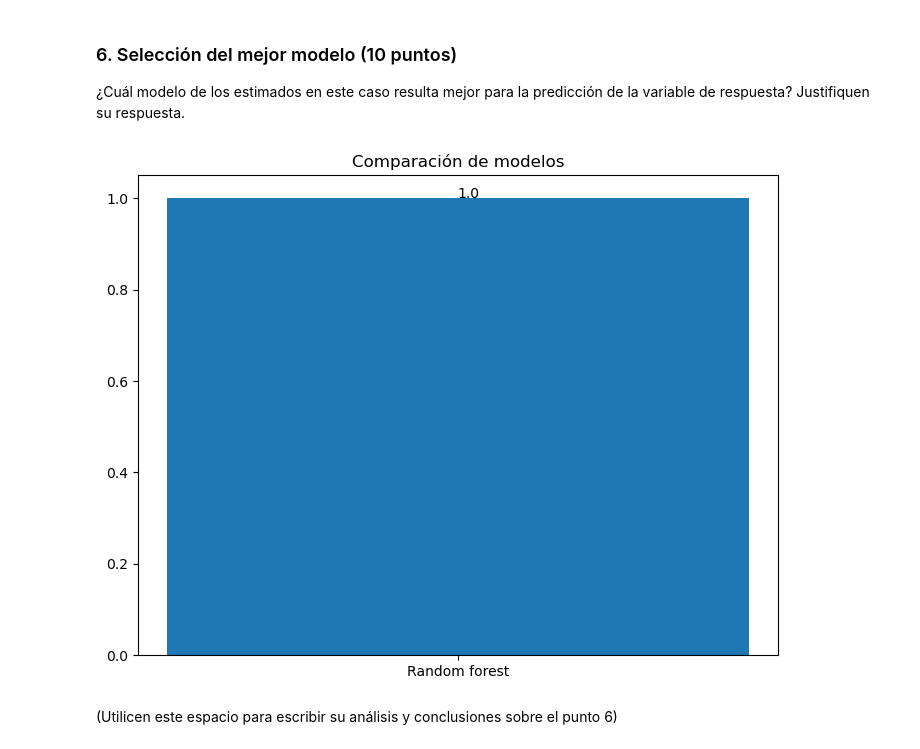
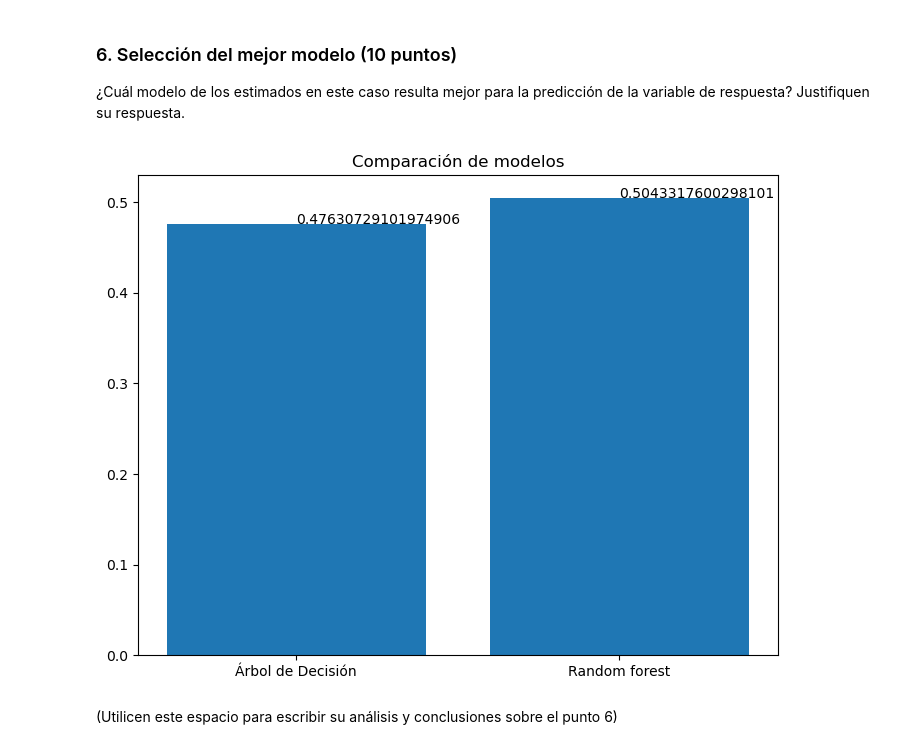
Before and after one commit to carrasquintero/Entrega_ETL, a Jupyter notebook: ML/Caso aplicación de árboles de decisión y ensamblajes.ipynb, the cells around one changed output. Cells and saved outputs as stored; diff of their text form; code cells hidden in the pictures.

Commit message:
Tree

```diff
--- a/ML/Caso aplicación de árboles de decisión y ensamblajes.ipynb
+++ b/ML/Caso aplicación de árboles de decisión y ensamblajes.ipynb
@@ -80,7 +80,7 @@ weekly.head(10)
 # %%
 ### Arreglo de la base para los ejercicios
 yTotal = weekly['Direction']
-XTotal = weekly.drop(columns=['Direction'])
+XTotal = weekly.drop(columns=['Direction','Today'])
 yTotal = yTotal.astype('category')
 yTotal = yTotal.cat.codes
 
@@ -91,3 +91,5 @@ XTrain, XTest, yTrain, yTest = train_test_split(XTotal, yTotal, test_size=0.33,
 Estimen un árbol de decisión con la muestra de entrenamiento y calculen su poder predictivo evaluándolo en la muestra de test.
 # %%
 #### Utilicen este espacio para escribir los códigos del procedimiento del punto 2 ####
+clfTree = DecisionTreeClassifier()
+clfTree.fit(XTrain, yTrain)
@@ -93,0 +108,13 @@ Estimen un árbol de decisión con la muestra de entrenamiento y calculen su pod
+# %%
+prediccionTree=clfTree.predict_proba(XTest)[:,0]
+fpr, tpr, thresholds = metrics.roc_curve(yTest, prediccionTree, pos_label=0)
+AUCTree=metrics.auc(fpr, tpr)
+plt.title('Receiver Operating Characteristic')
+plt.plot(fpr, tpr, 'b', label = 'AUC = %0.2f' % AUCTree)
+plt.legend(loc = 'lower right')
+plt.plot([0, 1], [0, 1],'r--')
+plt.xlim([-0.01, 1])
+plt.ylim([0, 1.05])
+plt.ylabel('True Positive Rate')
+plt.xlabel('False Positive Rate')
+plt.show()
@@ -139,16 +168,16 @@ Estimen un modelo de Gradient Boosting y evalúen su poder predictivo en la mues
 # %%
 fig = plt.figure()
 ax = fig.add_axes([0,0,1,1])
 ax.set_title("Comparación de modelos")
-ejeX = ['Random forest']
-ejeY = [AUCRF]
+ejeX = ['Árbol de Decisión','Random forest']
+ejeY = [AUCTree,AUCRF]
 ax.bar(ejeX,ejeY)
 def addlabels(x,y,plotP):
     for i in range(len(x)):
         plotP.text(i,y[i],y[i])
 addlabels(ejeX,ejeY,plt)
 plt.show()
 # %% [output]
-[figure, old version]
+[figure, new version]
 # %% [markdown]
 (Utilicen este espacio para escribir su análisis y conclusiones sobre el punto 6)
```
Also changed, not shown: parts of 5 cells of this notebook.
